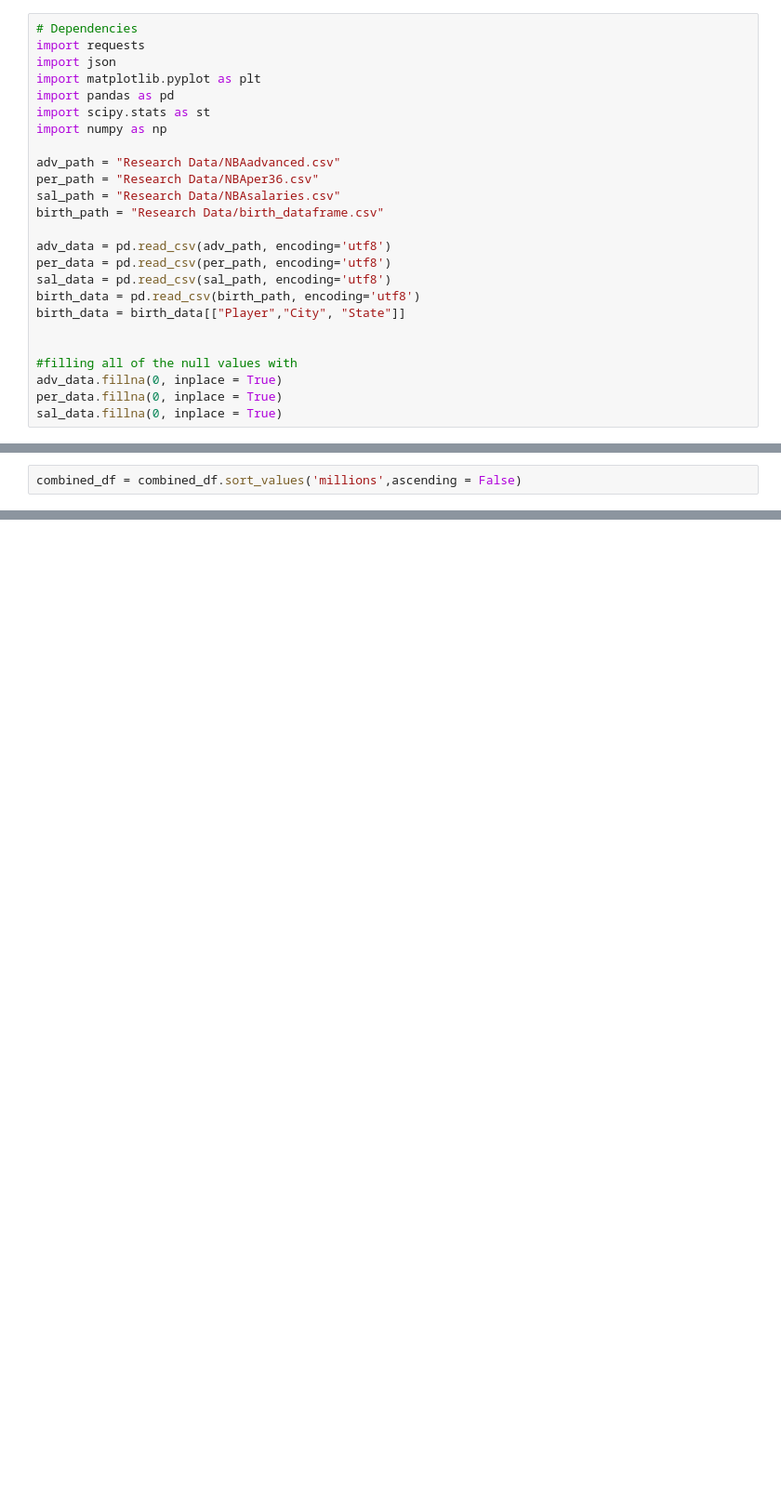
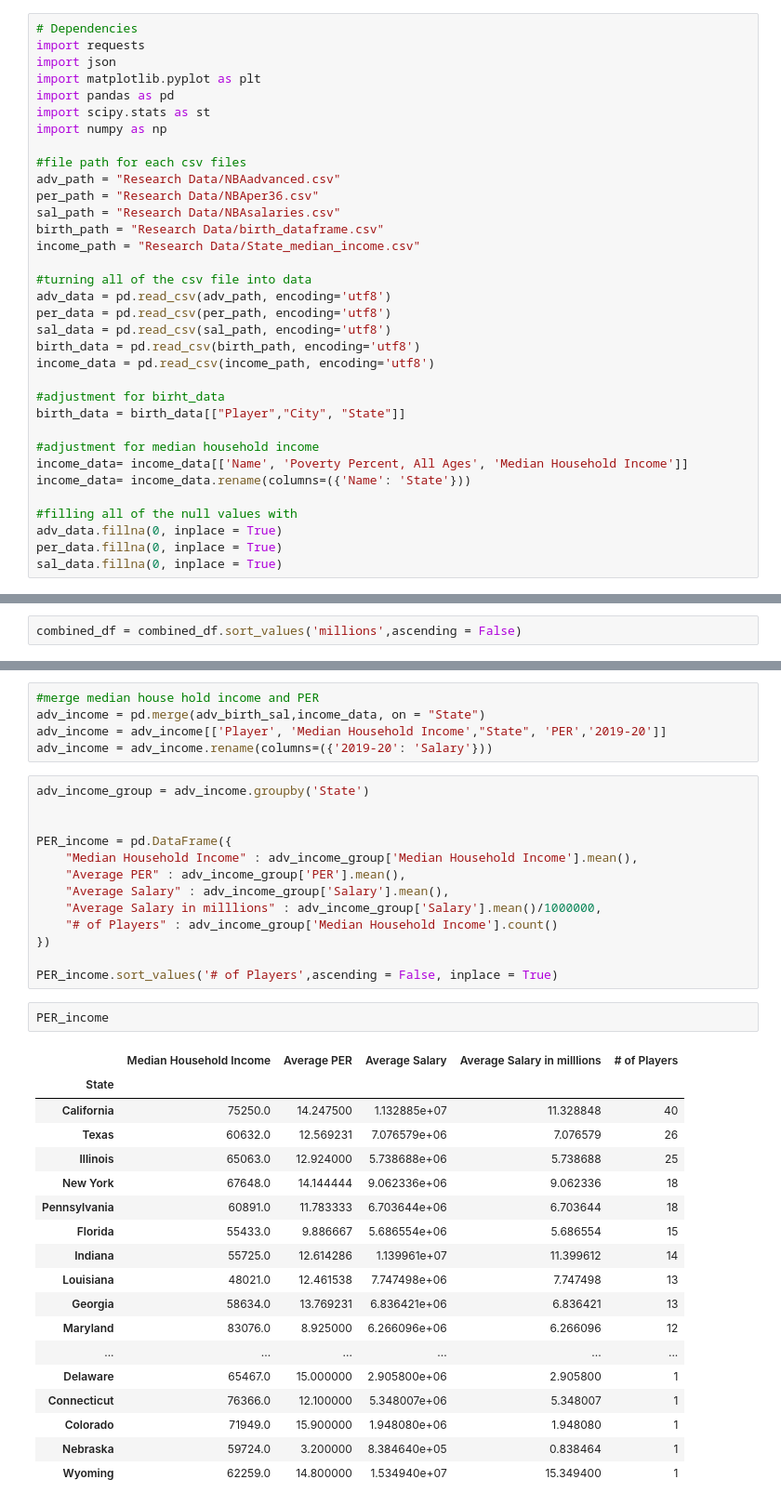
Before and after one commit to bbruzos/API-Project-, a Jupyter notebook: Saburo.ipynb, the cells around one changed output, grey strips where cells are left out. Shown at 93% size. Saved outputs shown, nothing was run; the diff lists cells and outputs as text; blank space fills up the shorter version.

```diff
--- a/Saburo.ipynb
+++ b/Saburo.ipynb
@@ -13,17 +13,26 @@ import pandas as pd
 import scipy.stats as st
 import numpy as np
 
+#file path for each csv files
 adv_path = "Research Data/NBAadvanced.csv"
 per_path = "Research Data/NBAper36.csv"
 sal_path = "Research Data/NBAsalaries.csv"
 birth_path = "Research Data/birth_dataframe.csv"
+income_path = "Research Data/State_median_income.csv"
 
+#turning all of the csv file into data
 adv_data = pd.read_csv(adv_path, encoding='utf8')
 per_data = pd.read_csv(per_path, encoding='utf8')
 sal_data = pd.read_csv(sal_path, encoding='utf8')
 birth_data = pd.read_csv(birth_path, encoding='utf8')
+income_data = pd.read_csv(income_path, encoding='utf8')
+
+#adjustment for birht_data
 birth_data = birth_data[["Player","City", "State"]]
 
+#adjustment for median household income
+income_data= income_data[['Name', 'Poverty Percent, All Ages', 'Median Household Income']]
+income_data= income_data.rename(columns=({'Name': 'State'}))
 
 #filling all of the null values with
 adv_data.fillna(0, inplace = True)
@@ -85,0 +71,39 @@ plt.show()
+# %%
+#merge median house hold income and PER
+adv_income = pd.merge(adv_birth_sal,income_data, on = "State")
+adv_income = adv_income[['Player', 'Median Household Income',"State", 'PER','2019-20']]
+adv_income = adv_income.rename(columns=({'2019-20': 'Salary'}))
+# %%
+adv_income_group = adv_income.groupby('State')
+
+
+PER_income = pd.DataFrame({
+    "Median Household Income" : adv_income_group['Median Household Income'].mean(),
+    "Average PER" : adv_income_group['PER'].mean(),
+    "Average Salary" : adv_income_group['Salary'].mean(),
+    "Average Salary in milllions" : adv_income_group['Salary'].mean()/1000000,
+    "# of Players" : adv_income_group['Median Household Income'].count()
+})
+
+PER_income.sort_values('# of Players',ascending = False, inplace = True)
+# %%
+PER_income
+# %% [output]
+|  | Median Household Income | Average PER | Average Salary | Average Salary in milllions | # of Players |
+| State |  |  |  |  |  |
+| California | 75250.0 | 14.247500 | 1.132885e+07 | 11.328848 | 40 |
+| Texas | 60632.0 | 12.569231 | 7.076579e+06 | 7.076579 | 26 |
+| Illinois | 65063.0 | 12.924000 | 5.738688e+06 | 5.738688 | 25 |
+| New York | 67648.0 | 14.144444 | 9.062336e+06 | 9.062336 | 18 |
+| Pennsylvania | 60891.0 | 11.783333 | 6.703644e+06 | 6.703644 | 18 |
+| Florida | 55433.0 | 9.886667 | 5.686554e+06 | 5.686554 | 15 |
+| Indiana | 55725.0 | 12.614286 | 1.139961e+07 | 11.399612 | 14 |
+| Louisiana | 48021.0 | 12.461538 | 7.747498e+06 | 7.747498 | 13 |
+| Georgia | 58634.0 | 13.769231 | 6.836421e+06 | 6.836421 | 13 |
+| Maryland | 83076.0 | 8.925000 | 6.266096e+06 | 6.266096 | 12 |
+| ... | ... | ... | ... | ... | ... |
+| Delaware | 65467.0 | 15.000000 | 2.905800e+06 | 2.905800 | 1 |
+| Connecticut | 76366.0 | 12.100000 | 5.348007e+06 | 5.348007 | 1 |
+| Colorado | 71949.0 | 15.900000 | 1.948080e+06 | 1.948080 | 1 |
+| Nebraska | 59724.0 | 3.200000 | 8.384640e+05 | 0.838464 | 1 |
+| Wyoming | 62259.0 | 14.800000 | 1.534940e+07 | 15.349400 | 1 |
```
Also changed, not shown: parts of 6 cells of this notebook, 5 other files.
